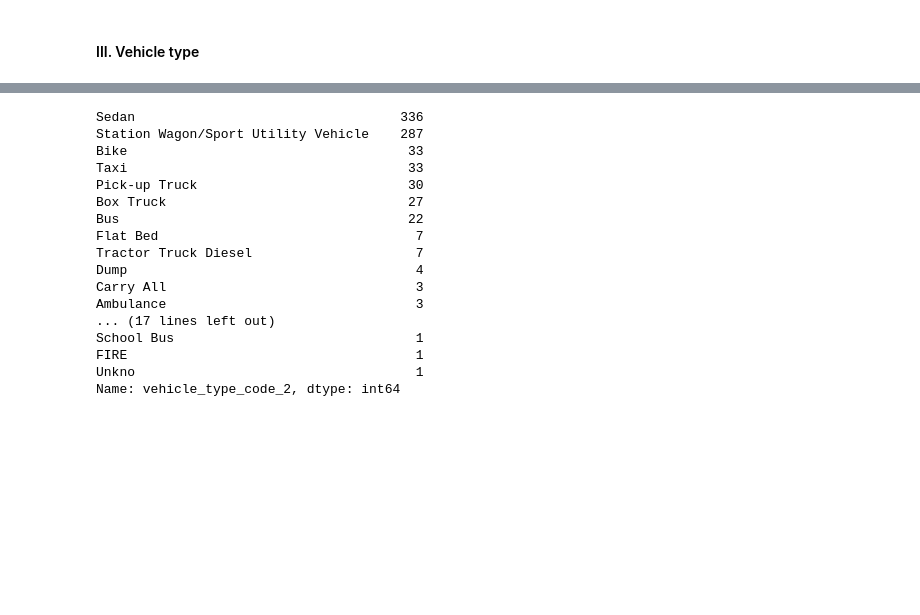
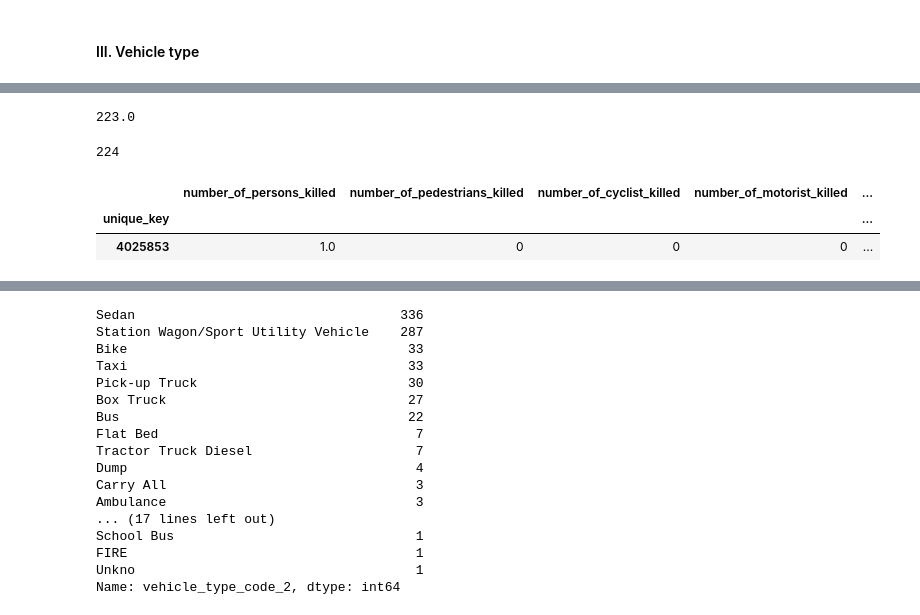
Before and after one commit to dan55/collisions, a Jupyter notebook: collisions.ipynb, the cells around one changed output, grey strips where cells are left out. Drawn from its saved outputs; the diff is of its cells as text; code cells hidden in the pictures; blank space fills up the shorter version.

```diff
--- a/collisions.ipynb
+++ b/collisions.ipynb
@@ -230,0 +240,33 @@ df.describe()
+# %%
+df2.rename({"number_of_persons_killed": "fatalities"}, inplace=True)
+# df2.head()
+(df2[df2["number_of_persons_killed"] >= 1]
+ .groupby("vehicle_type")
+ .number_of_persons_killed
+ .sum()
+ .sort_values(ascending=False)
+ .sum()
+)
+# %% [output]
+223.0
+# %%
+# create injury dataframe
+cols = [c for c in df2.columns if not c.endswith("killed")]
+dfi = df2[cols]
+
+# create fatal dataframe
+cols = [c for c in df2.columns if not c.endswith("injured")]
+dff = df2[cols]
+# %%
+# TODO: deal with NA and invalid sums
+dff = dff[(dff["number_of_persons_killed"] != 0) & (pd.notnull(dff["number_of_persons_killed"]))]
+len(dff["number_of_persons_killed"])
+# %% [output]
+224
+# %%
+dff[dff["number_of_persons_killed"] != dff["number_of_pedestrians_killed"] + \
+         dff["number_of_cyclist_killed"] + dff["number_of_motorist_killed"]]
+# %% [output]
+|  | number_of_persons_killed | number_of_pedestrians_killed | number_of_cyclist_killed | number_of_motorist_killed | ... |
+| unique_key |  |  |  |  | ... |
+| 4025853 | 1.0 | 0 | 0 | 0 | ... |
```
Also changed, not shown: parts of 21 cells of this notebook.
